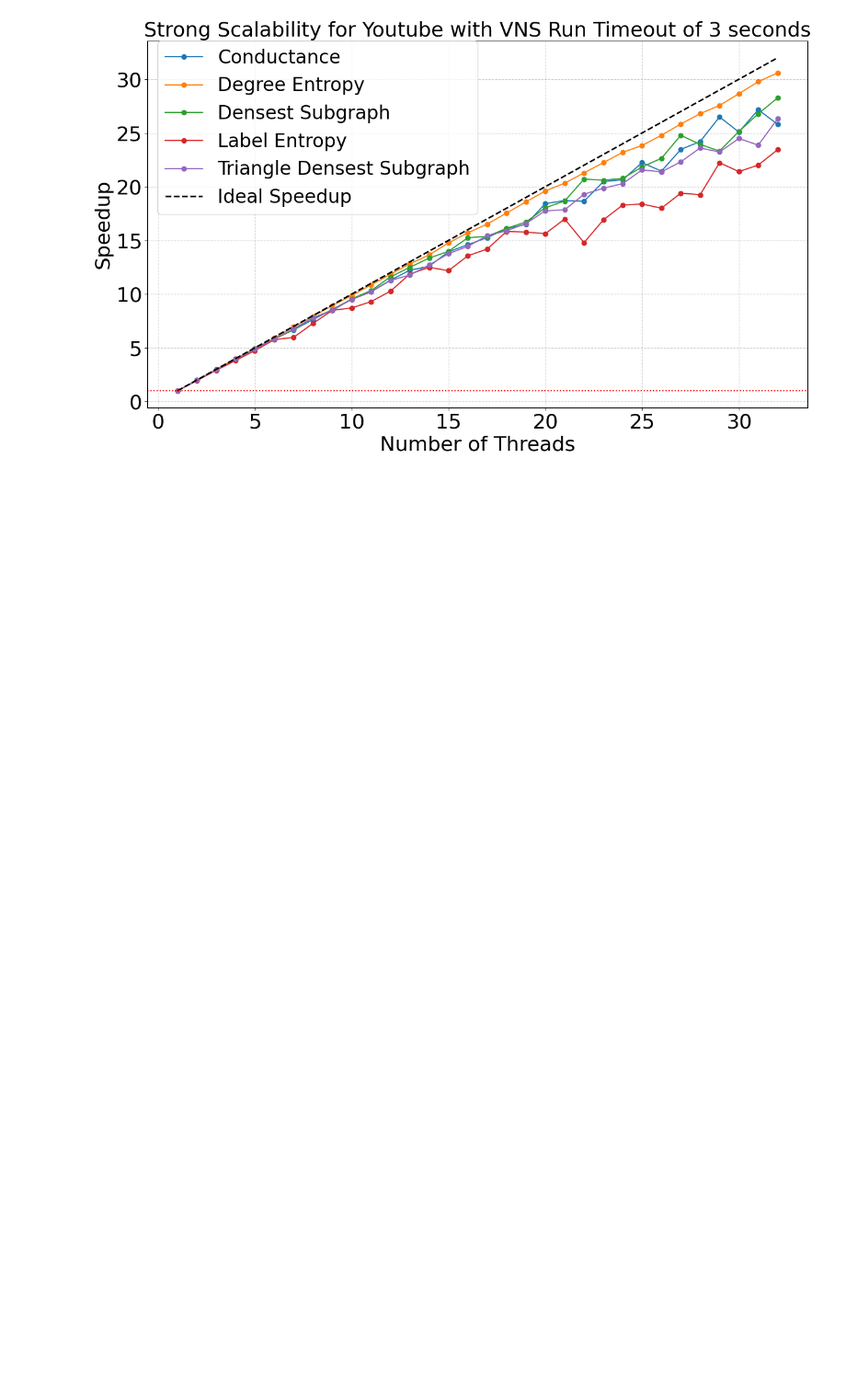
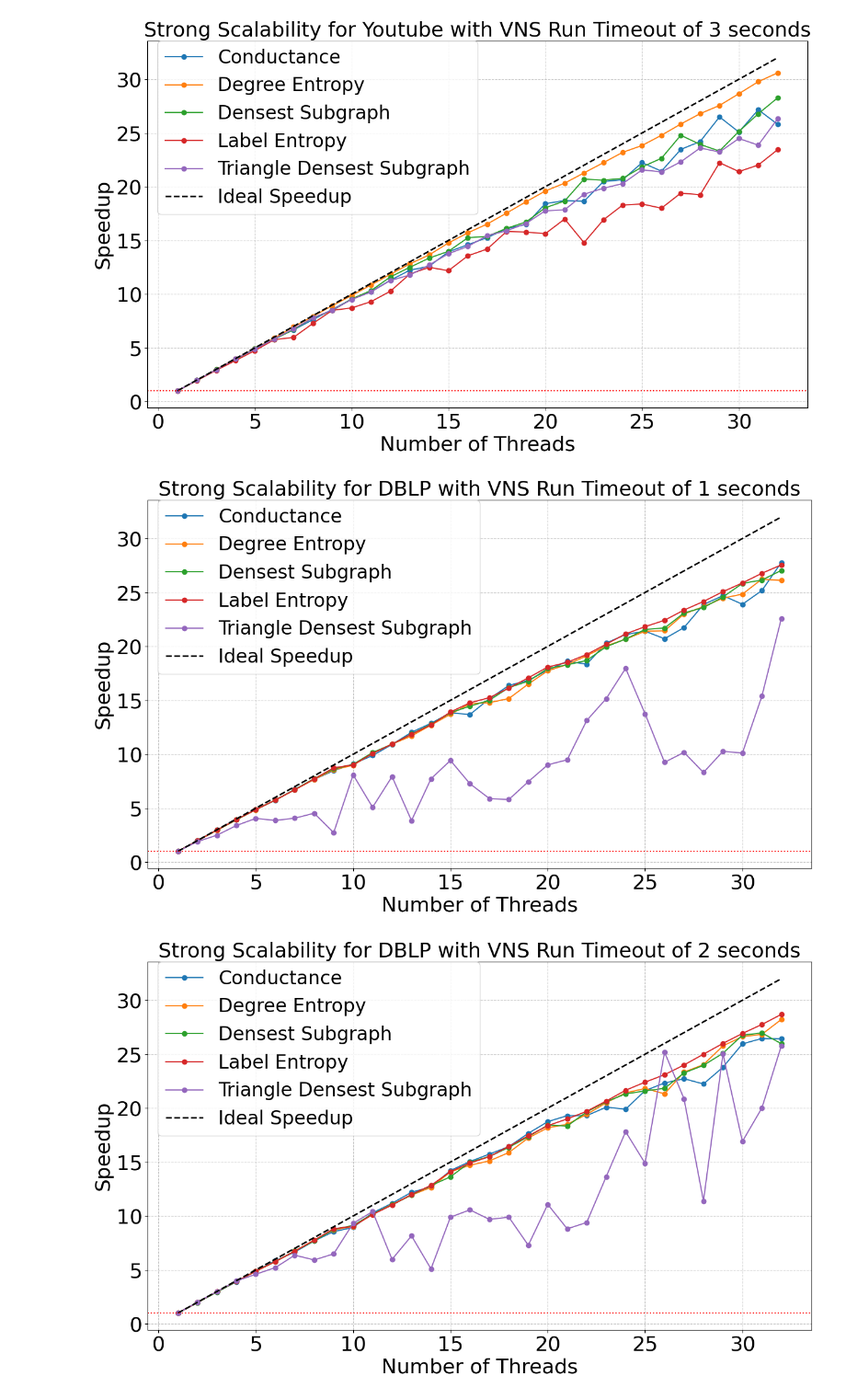
Before and after one commit to dcc-ufla-graph-mining/fractal, a Jupyter notebook: plots/scalability_plots.ipynb, the cells around one changed output. Shown at 92% size. Drawn from its saved outputs; the diff is of its cells as text; code cells hidden in the pictures; blank space fills up the shorter version.

```diff
--- a/plots/scalability_plots.ipynb
+++ b/plots/scalability_plots.ipynb
@@ -266,3 +252,17 @@ plot_speedup(df, grouping_cols, 'Strong Scalability for Youtube with VNS Run Tim
 [figure]
 [figure]
 [figure]
+# %%
+grouping_cols = ["Objective Function"]
+
+df = grouped_df[(grouped_df["Graph Name"] == "dblp") & (grouped_df["Initial Solutions"] == 100) & (grouped_df["Timeout (ms)"] == 1000)]
+plot_speedup(df, grouping_cols, 'Strong Scalability for DBLP with VNS Run Timeout of 1 seconds')
+
+df = grouped_df[(grouped_df["Graph Name"] == "dblp") & (grouped_df["Initial Solutions"] == 100) & (grouped_df["Timeout (ms)"] == 2000)]
+plot_speedup(df, grouping_cols, 'Strong Scalability for DBLP with VNS Run Timeout of 2 seconds')
+
+df = grouped_df[(grouped_df["Graph Name"] == "dblp") & (grouped_df["Initial Solutions"] == 100) & (grouped_df["Timeout (ms)"] == 3000)]
+plot_speedup(df, grouping_cols, 'Strong Scalability for DBLP with VNS Run Timeout of 3 seconds')
+# %% [output]
+[figure, added]
+[figure, added]
```
Also changed, not shown: parts of 4 cells of this notebook, 18 other files.
